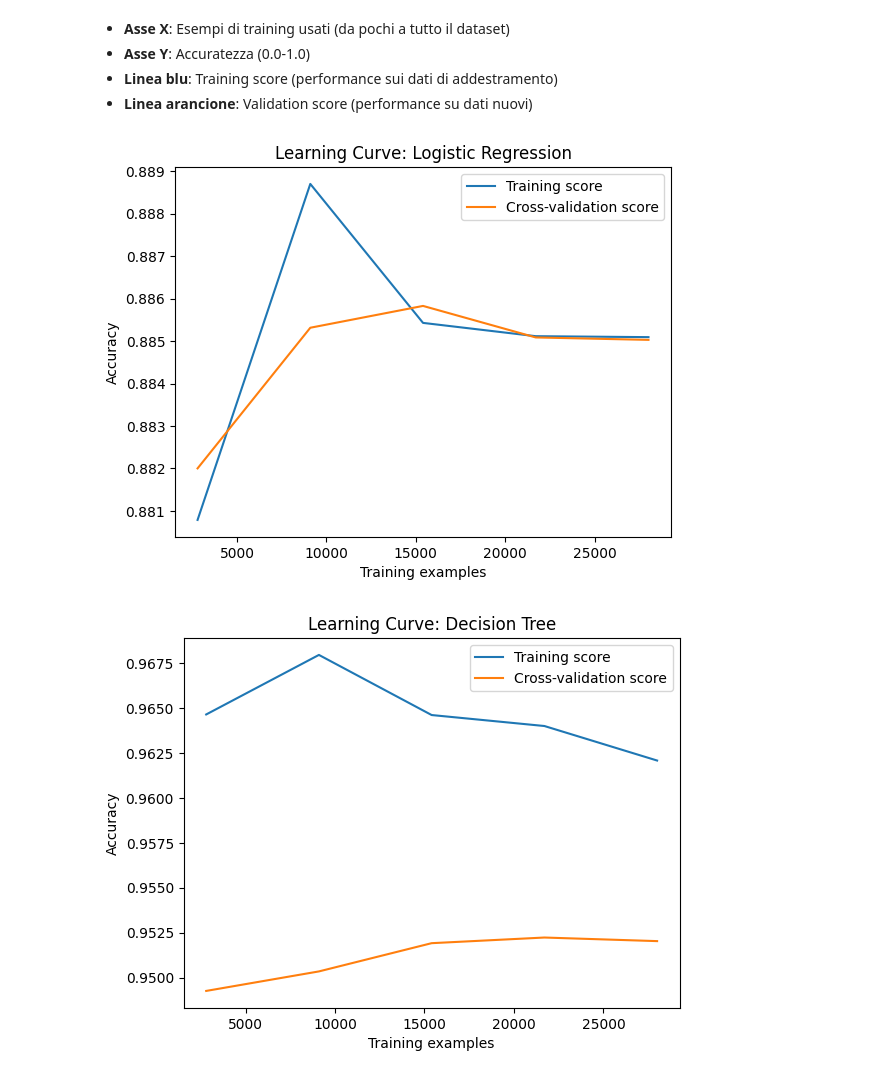
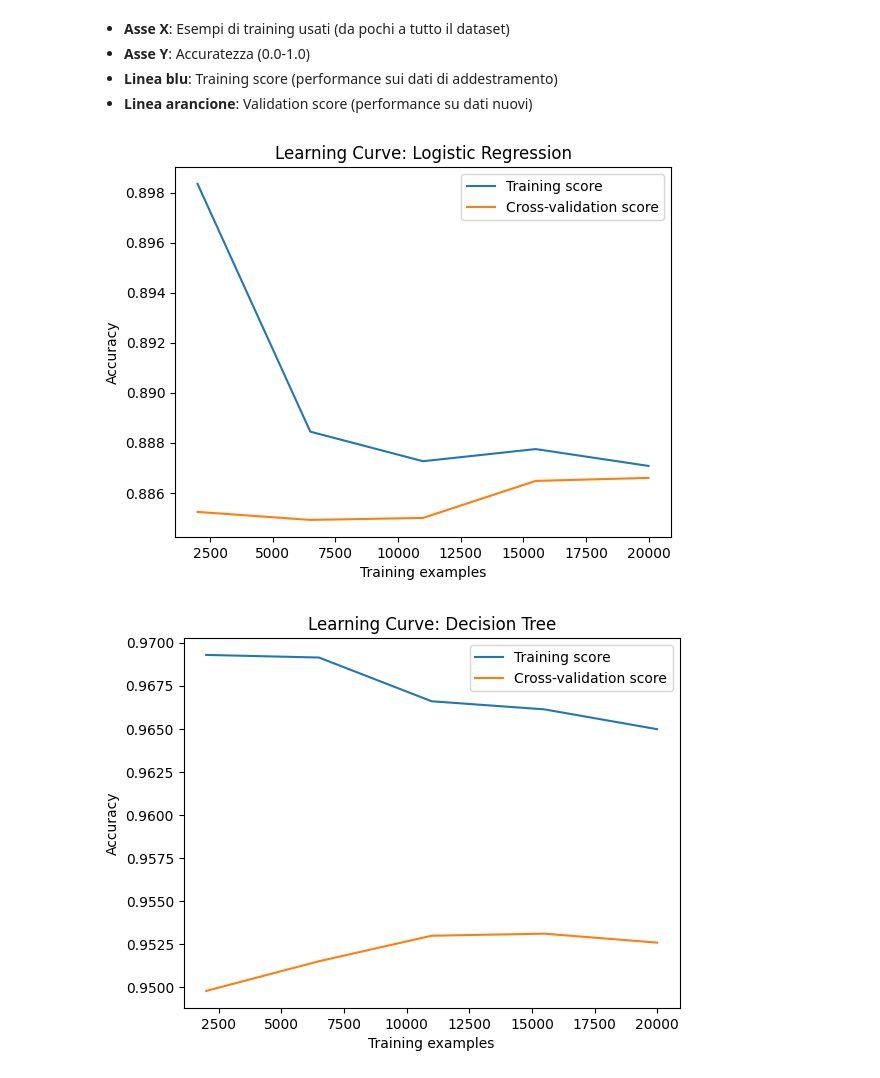
Before and after one commit to Fuwuffyi/Pokemon-DataIntensive2025, a Jupyter notebook: main.ipynb, the cells around one changed output. Cells and saved outputs as stored; diff of their text form; code cells hidden in the pictures.

```diff
--- a/main.ipynb
+++ b/main.ipynb
@@ -396,7 +396,7 @@ param_grid: dict = {
    'xgboost__learning_rate': [0.05, 0.1, 0.15]
 }
 grid_xgb: GridSearchCV = GridSearchCV(xgboost_model, param_grid, cv=3, scoring='accuracy', n_jobs=-1, verbose=1)
-grid_xgb.fit(X_val, y_val)
+grid_xgb.fit(X_train, y_train)
 print(f"Best parameters: {grid_xgb.best_params_}")
 # Modello xgboost
 xgboost_grid_model: Pipeline = grid_xgb.best_estimator_
@@ -496,6 +496,5 @@ def extended_validation_plot(model, X_test, y_test, title):
 
 # Applica a tutti i modelli
 for i, model in enumerate(models[1:]):
-    model.fit(X_train, y_train)
     extended_validation_plot(model, X_test, y_test, title=f"Performance: {model_names[i+1]}")
 # %% [output]
@@ -532,30 +531,30 @@ feature_importance
 # %%
 from sklearn.model_selection import learning_curve
 import matplotlib.pyplot as plt
 
 def plot_learning_curve(model, X, y, title):
     train_sizes, train_scores, test_scores = learning_curve(
         model, X, y, cv=5, n_jobs=-1,
         train_sizes=np.linspace(0.1, 1.0, 5),
         scoring='accuracy'
     )
 
     plt.figure()
     plt.plot(train_sizes, np.mean(train_scores, axis=1), label="Training score")
     plt.plot(train_sizes, np.mean(test_scores, axis=1), label="Cross-validation score")
     plt.xlabel("Training examples")
     plt.ylabel("Accuracy")
     plt.legend()
     plt.title(title)
     plt.show()
 
 for i, model in enumerate(models[1:]):  # Escludi dummy model
     plot_learning_curve(
         model,
-        X_temp,
-        y_temp,
+        X_train,
+        y_train,
         title=f"Learning Curve: {model_names[i+1]}"
     )
 # %% [output]
-[figure, old version]
+[figure, new version]
-[figure, old version]
+[figure, new version]
```
Also changed, not shown: parts of 5 cells of this notebook.
